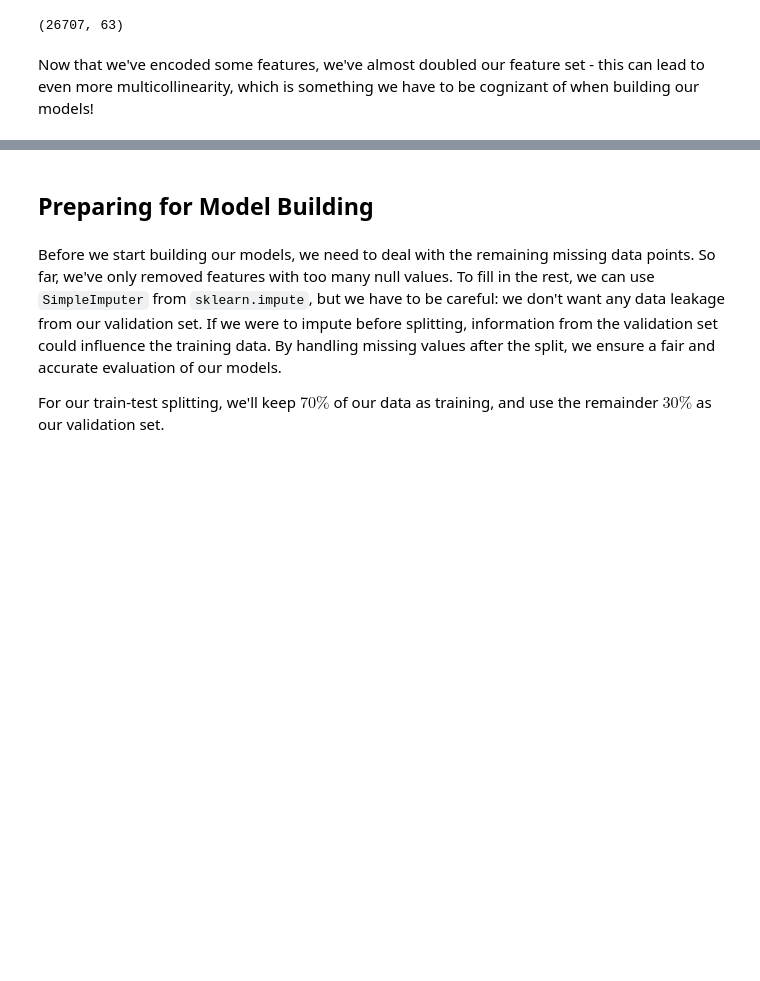
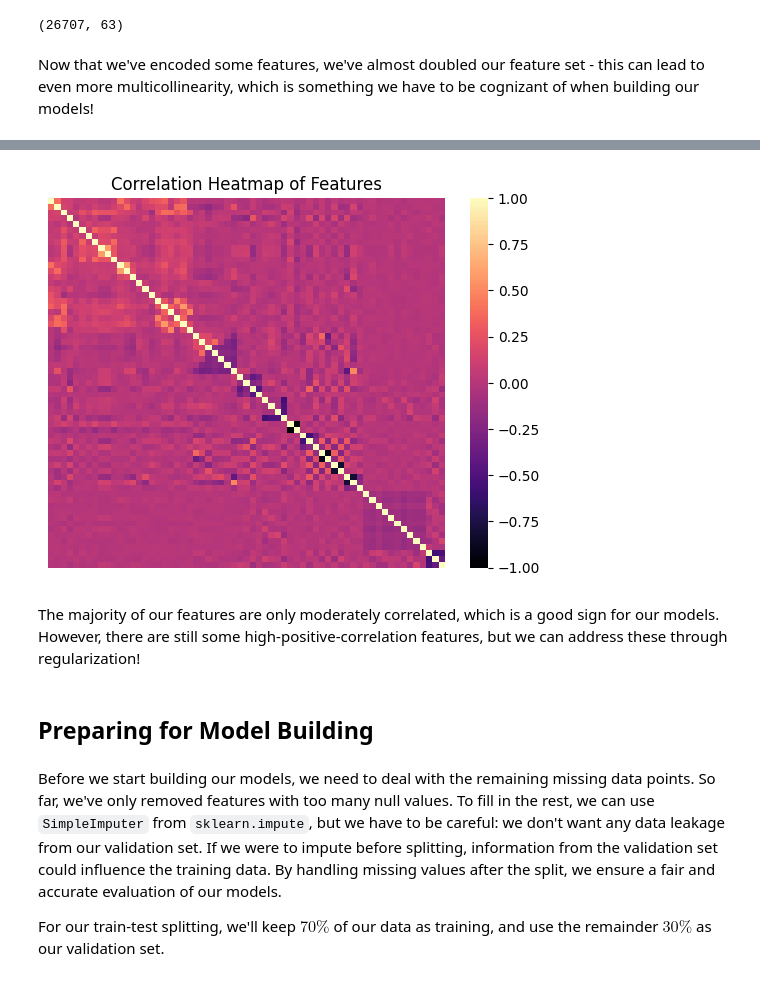
Before and after one commit to pmjustafort/flushotlearning, a Jupyter notebook: index.ipynb, the cells around one changed output, grey strips where cells are left out. Saved outputs shown, nothing was run; the diff lists cells and outputs as text; code cells hidden in the pictures; blank space fills up the shorter version.

```diff
--- a/index.ipynb
+++ b/index.ipynb
@@ -191,3 +233,13 @@ Now that we've encoded some features, we've almost doubled our feature set - thi
+# %%
+
+sns.heatmap(train_df_encoded.corr(), cmap='magma')
+plt.title('Correlation Heatmap of Features')
+plt.xticks([])
+plt.yticks([]);
+# %% [output]
+[figure, added]
+# %% [markdown]
+The majority of our features are only moderately correlated, which is a good sign for our models. However, there are still some high-positive-correlation features, but we can address these through regularization!
 # %% [markdown]
 ## Preparing for Model Building
 # %% [markdown]
```
Also changed, not shown: parts of 23 cells of this notebook.
